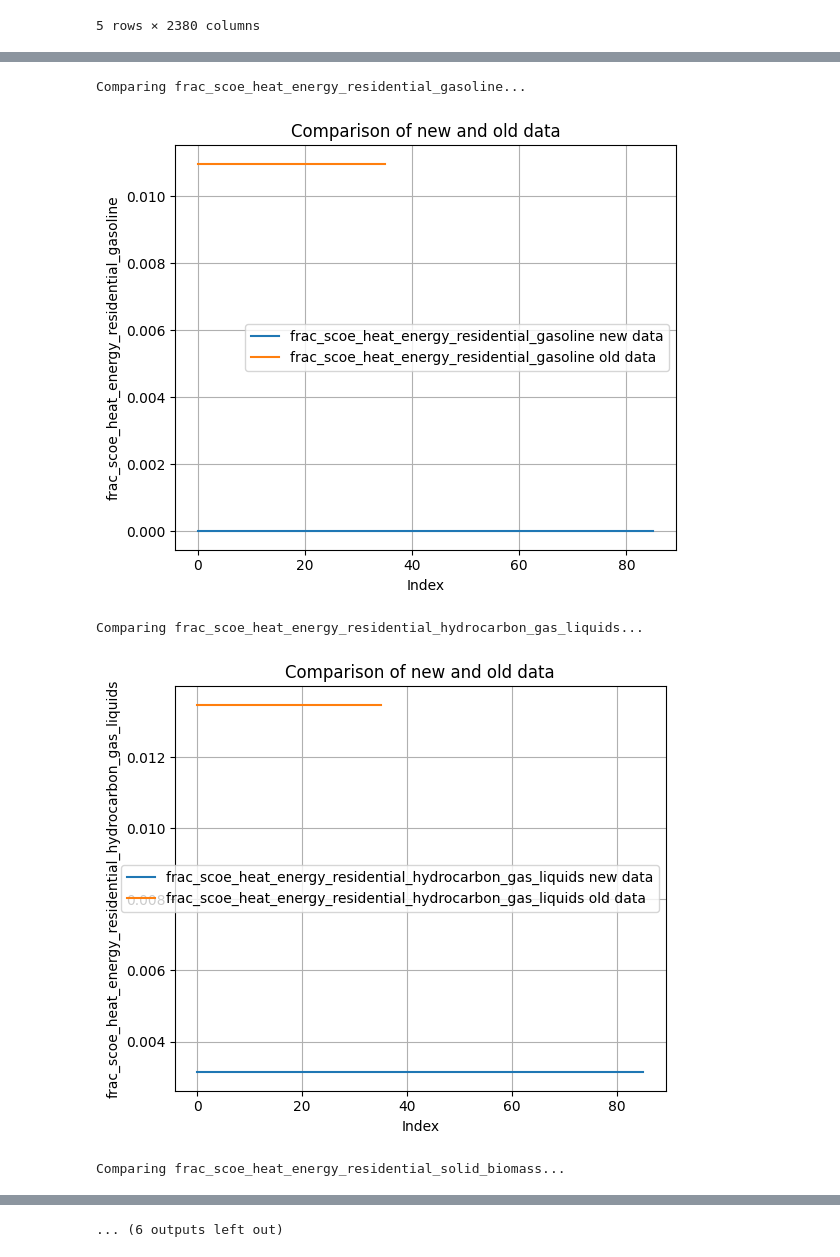
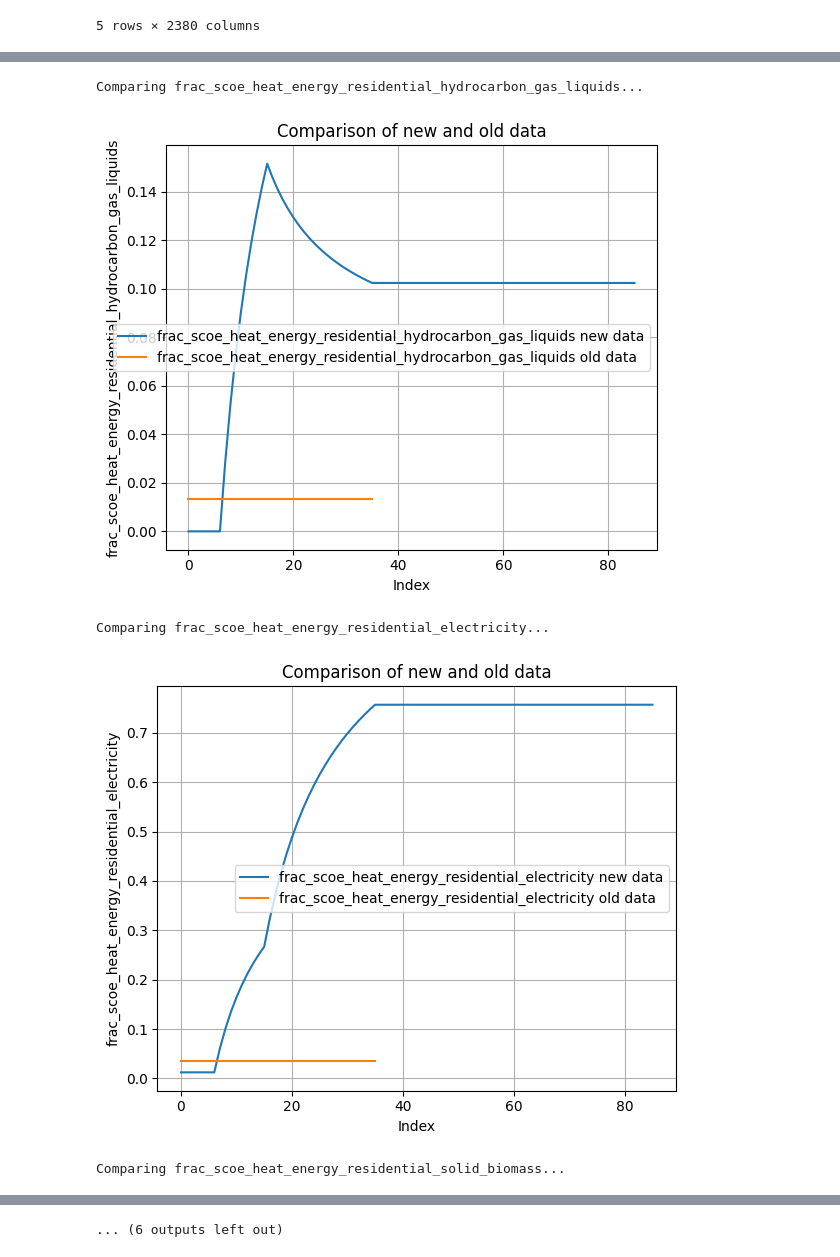
Before and after one commit to sisepuede-framework/ssp_uganda_data, a Jupyter notebook: FRAC_SCOE_HEAT_ENERGY_RESIDENTIAL.ipynb, the cells around one changed output, grey strips where cells are left out. Saved outputs shown, nothing was run; the diff lists cells and outputs as text; code cells hidden in the pictures.

Commit message:
update frac_inen and frac_scoe variables with new transtition data from solid biomass to electricity and other sources

```diff
--- a/FRAC_SCOE_HEAT_ENERGY_RESIDENTIAL.ipynb
+++ b/FRAC_SCOE_HEAT_ENERGY_RESIDENTIAL.ipynb
@@ -153,0 +250,10 @@ frac_scoe_heat_energy_df
+# %%
+# --- Order columns ---
+result_df = result_df[["year"] + detailed_cols]
+# %%
+# Fill values before 2021 with the first known year (2021) using ffill() and bbfill()
+result_df[detailed_cols] = (
+    result_df[detailed_cols]
+    .ffill()
+    .bfill()
+)
@@ -154,6 +269,6 @@ frac_scoe_heat_energy_df
 # %%
 # project forward
-frac_scoe_heat_energy_df_extended = gu.extend_projection(frac_scoe_heat_energy_df, base_year + 1, 2100)
-frac_scoe_heat_energy_df_extended
+result_df_extended = gu.extend_projection(result_df, 2050 + 1, 2100)
+result_df_extended
 # %% [output]
 |  | year | frac_scoe_heat_energy_residential... | frac_scoe_heat_energy_residential... | frac_scoe_heat_energy_residential... | frac_scoe_heat_energy_residential... | ... |
@@ -172,3 +287,13 @@ frac_scoe_heat_energy_df_extended
+# %%
+# Drop fuel columns that are not included in frac_scoe
+result_df_extended = result_df_extended.drop(
+    columns=[
+        f"frac_scoe_heat_energy_{scoe_type}_coke",
+        f"frac_scoe_heat_energy_{scoe_type}_oil",
+        f"frac_scoe_heat_energy_{scoe_type}_furnace_gas",
+        f"frac_scoe_heat_energy_{scoe_type}_solar",
+    ]
+)
 # %% [markdown]
 ## Validation
 # %%
@@ -205,6 +330,6 @@ print(gu.check_row_sums_to_one(frac_scoe_heat_energy_df_extended))
 # %%
-for var in frac_scoe_heat_energy_df_extended.columns:
+for var in result_df_extended.columns:
     if var != 'year':
         print(f"Comparing {var}...")
-        edau.compare_variables(frac_scoe_heat_energy_df_extended, uga_global_df, [var])
+        edau.compare_variables(result_df_extended, uga_global_df, [var])
 # %% [output]
@@ -217,5 +342,5 @@ Comparing frac_scoe_heat_energy_residential_hydrogen...
-Comparing frac_scoe_heat_energy_residential_gasoline...
+Comparing frac_scoe_heat_energy_residential_hydrocarbon_gas_liquids...
-[figure, old version]
+[figure, new version]
-Comparing frac_scoe_heat_energy_residential_hydrocarbon_gas_liquids...
+Comparing frac_scoe_heat_energy_residential_electricity...
-[figure, old version]
+[figure, new version]
 Comparing frac_scoe_heat_energy_residential_solid_biomass...
```
Also changed, not shown: parts of 30 cells of this notebook, 13 other files.
